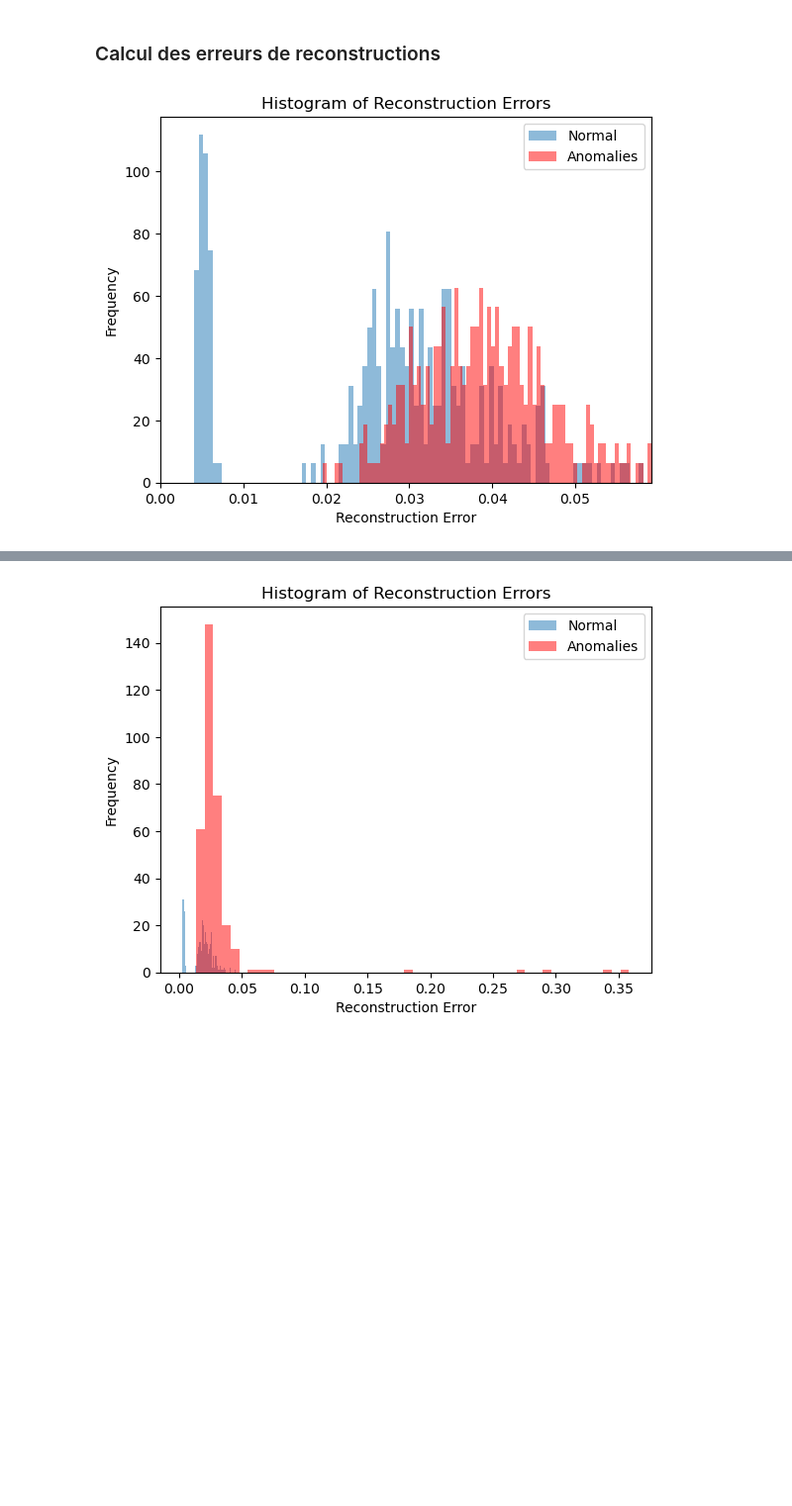
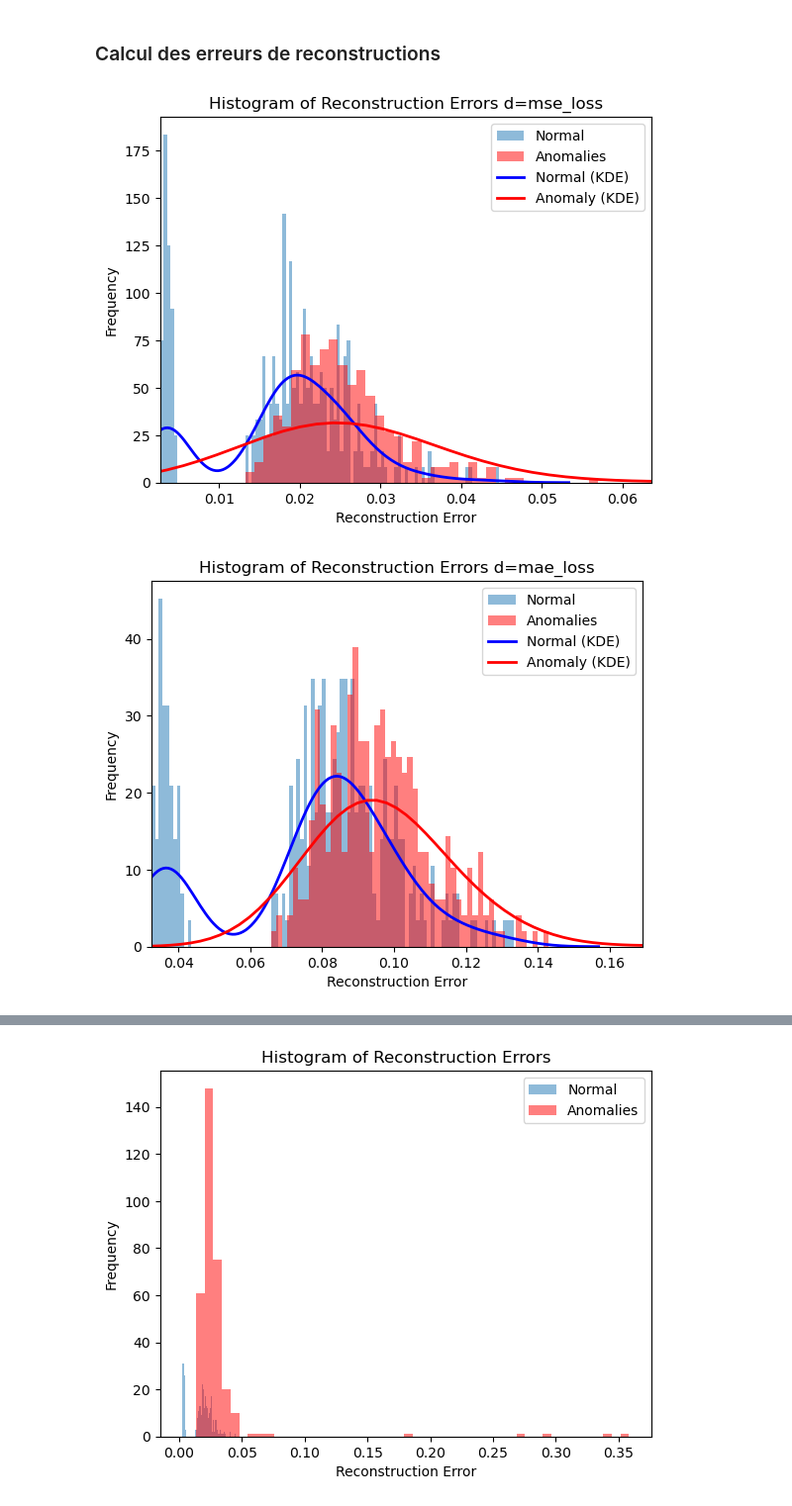
Before and after one commit to Rulienn/Detection-d-anomalie, a Jupyter notebook: ProjectVJu.ipynb, the cells around one changed output, grey strips where cells are left out. Shown at 99% size. Cells and saved outputs as stored; diff of their text form; code cells hidden in the pictures; blank space fills up the shorter version.

```diff
--- a/ProjectVJu.ipynb
+++ b/ProjectVJu.ipynb
@@ -428,7 +424,7 @@ def l1_loss(originals, reconstructions):
 from torchmetrics.image.ssim import StructuralSimilarityIndexMeasure
 
 def ssim_loss(originals, reconstructions):
-    ssim = StructuralSimilarityIndexMeasure()
+    ssim = StructuralSimilarityIndexMeasure(reduction='none').to(device)
     return 1 - ssim(originals, reconstructions)
 
 def huber_loss(originals, reconstructions, delta=1.0):
@@ -437,12 +433,12 @@ def huber_loss(originals, reconstructions, delta=1.0):
     return torch.mean(loss, dim=[1, 2, 3])
 
 def bceloss(originals,reconstructions):
-    # Initialiser la fonction de perte BCELoss
-    criterion = torch.nn.BCELoss(reduction='none')
+    return torch.mean(
+    - (originals * torch.log(reconstructions + 1e-8) + (1 - originals) * torch.log(1 - reconstructions + 1e-8)),
+    dim=[1, 2, 3]
+)
 
-    # Calculer la perte
-    loss = criterion(originals, reconstructions)
-    return loss
+dists =[mse_loss,mae_loss,cosine_similarity_loss,l1_loss,ssim_loss,huber_loss,bceloss]
 # %%
 def get_reconstruction_errors(loader,dist):
     errors = []
@@ -459,19 +455,27 @@ def get_reconstruction_errors(loader,dist):
 ### Calcul des erreurs de reconstructions
 # %%
 model.eval()
-d=mae_loss
-normal_errors=get_reconstruction_errors(loader_good,d)
-anomaly_errors=get_reconstruction_errors(loader_abnormal,d)
 
-plt.hist(normal_errors, bins=100, alpha=0.5,density=True, label='Normal')
-plt.hist(anomaly_errors, bins=300, alpha=0.5,density=True,label='Anomalies', color='red')
-plt.xlabel('Reconstruction Error')
-plt.ylabel('Frequency')
-plt.legend()
-plt.title('Histogram of Reconstruction Errors')
-upper_percentile = np.percentile(np.concatenate((normal_errors, anomaly_errors)), 95)
+for d in dists:
+    normal_errors=get_reconstruction_errors(loader_good,d)
+    anomaly_errors=get_reconstruction_errors(loader_abnormal,d)
 
-plt.xlim(0, upper_percentile)
-plt.show()
+    plt.hist(normal_errors, bins=100, alpha=0.5,density=True, label='Normal')
+    plt.hist(anomaly_errors, bins=300, alpha=0.5,density=True,label='Anomalies', color='red')
+
+    sns.kdeplot(normal_errors, label='Normal (KDE)', color='blue', lw=2)
+    sns.kdeplot(anomaly_errors, label='Anomaly (KDE)', color='red', lw=2)
+
+    upper_percentile = np.percentile(np.concatenate((normal_errors, anomaly_errors)), 99)
+    lower_percentile = np.percentile(np.concatenate((normal_errors, anomaly_errors)), 0)
+
+    plt.xlim(lower_percentile, upper_percentile)
+
+    plt.xlabel('Reconstruction Error')
+    plt.ylabel('Frequency')
+    plt.title('Histogram of Reconstruction Errors d='+d.__name__)
+    plt.legend()
+    plt.show()
 # %% [output]
-[figure, old version]
+[figure, new version]
+[figure, added]
```
Also changed, not shown: parts of 3 cells of this notebook.
